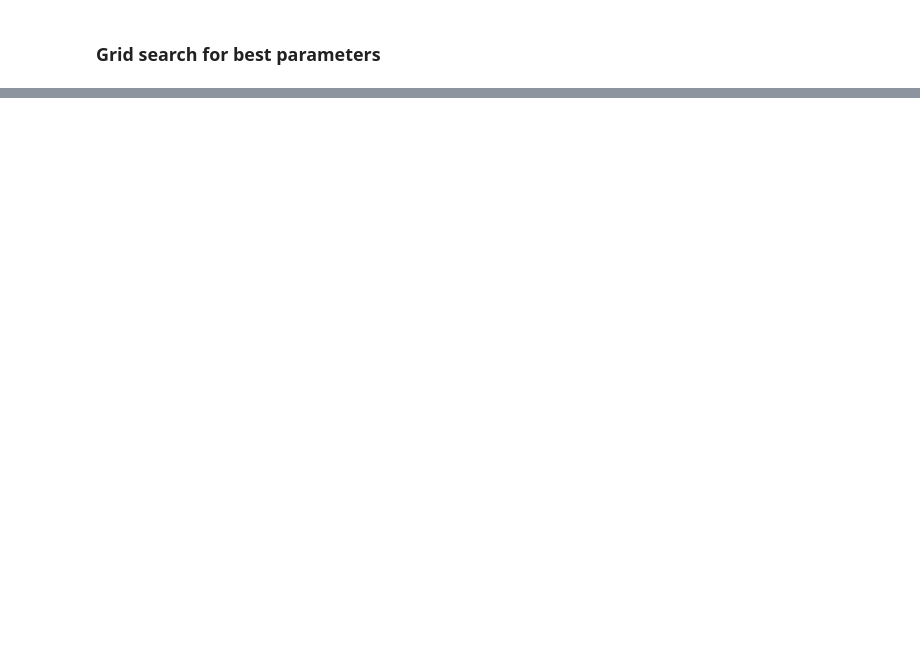
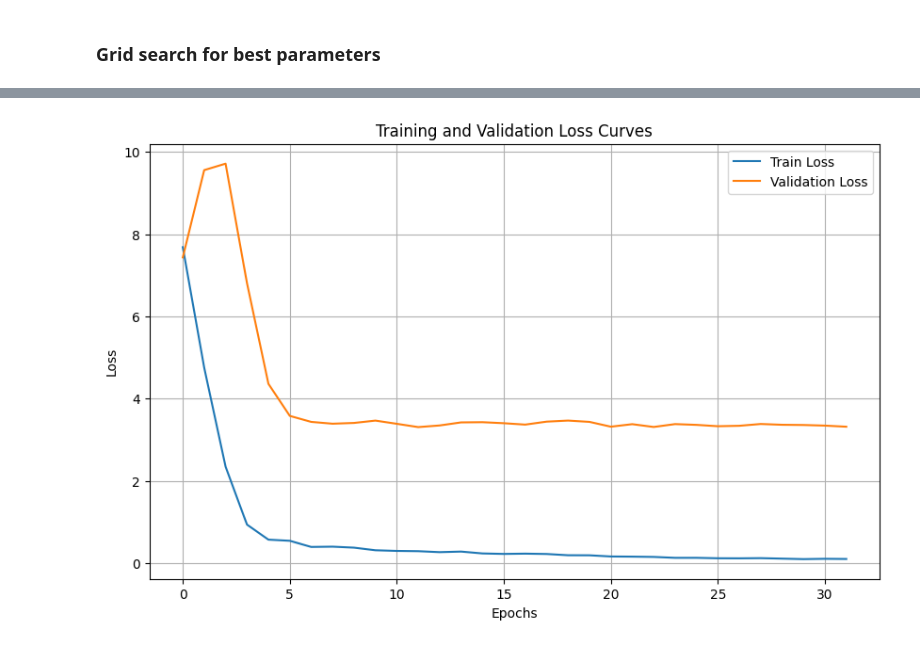
Before and after one commit to giorgiaBertacchini/miRNA_survival_analysis, a Jupyter notebook: notebooks/mlp.ipynb, the cells around one changed output, grey strips where cells are left out. Drawn from its saved outputs; the diff is of its cells as text; code cells hidden in the pictures; blank space fills up the shorter version.

```diff
--- a/notebooks/mlp.ipynb
+++ b/notebooks/mlp.ipynb
@@ -534,0 +694,19 @@ Test MAE: 603.23 | R2: -0.24
+# %%
+rs_5_log = RandomizedSearchCV(
+    net,
+    params,
+    n_iter=40,
+    scoring=cindex,
+    cv=kfold,
+    refit=True,
+    verbose=1,
+    n_jobs=1,
+    random_state=SEED
+)
+
+rs_5_log.fit(X_mlp_log, y_mlp_log.reshape(-1))
+
+print("Best hyperparameters:", rs_5_log.best_params_)
+print("Best C-index:", rs_5_log.best_score_)
+
+best_model_5_log = rs_5_log.best_estimator_
@@ -534,0 +751,4 @@ Test MAE: 603.23 | R2: -0.24
+# %%
+plot_losses_grid(best_model_5_log)
+# %% [output]
+[figure, added]
```
Also changed, not shown: parts of 51 cells of this notebook.
